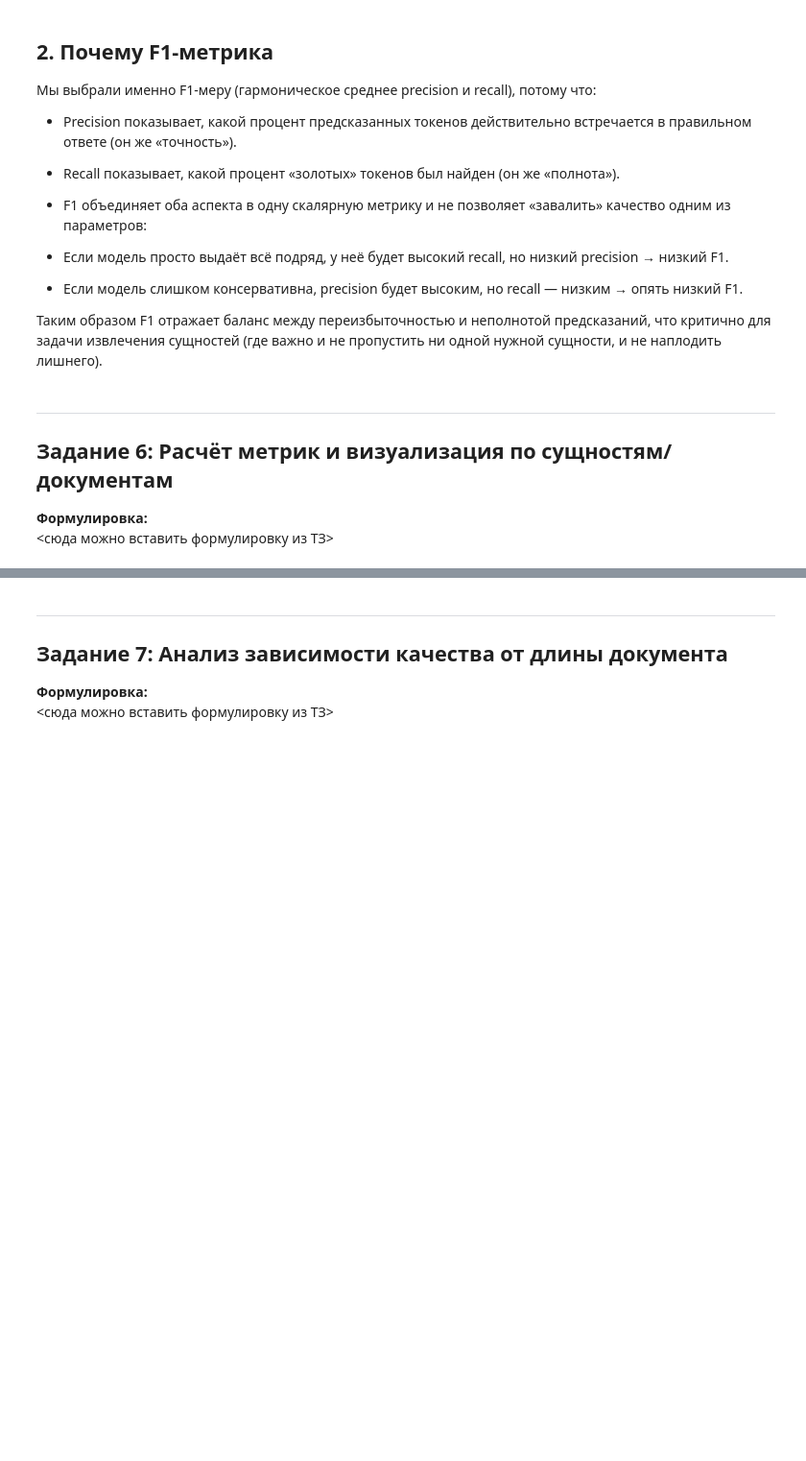
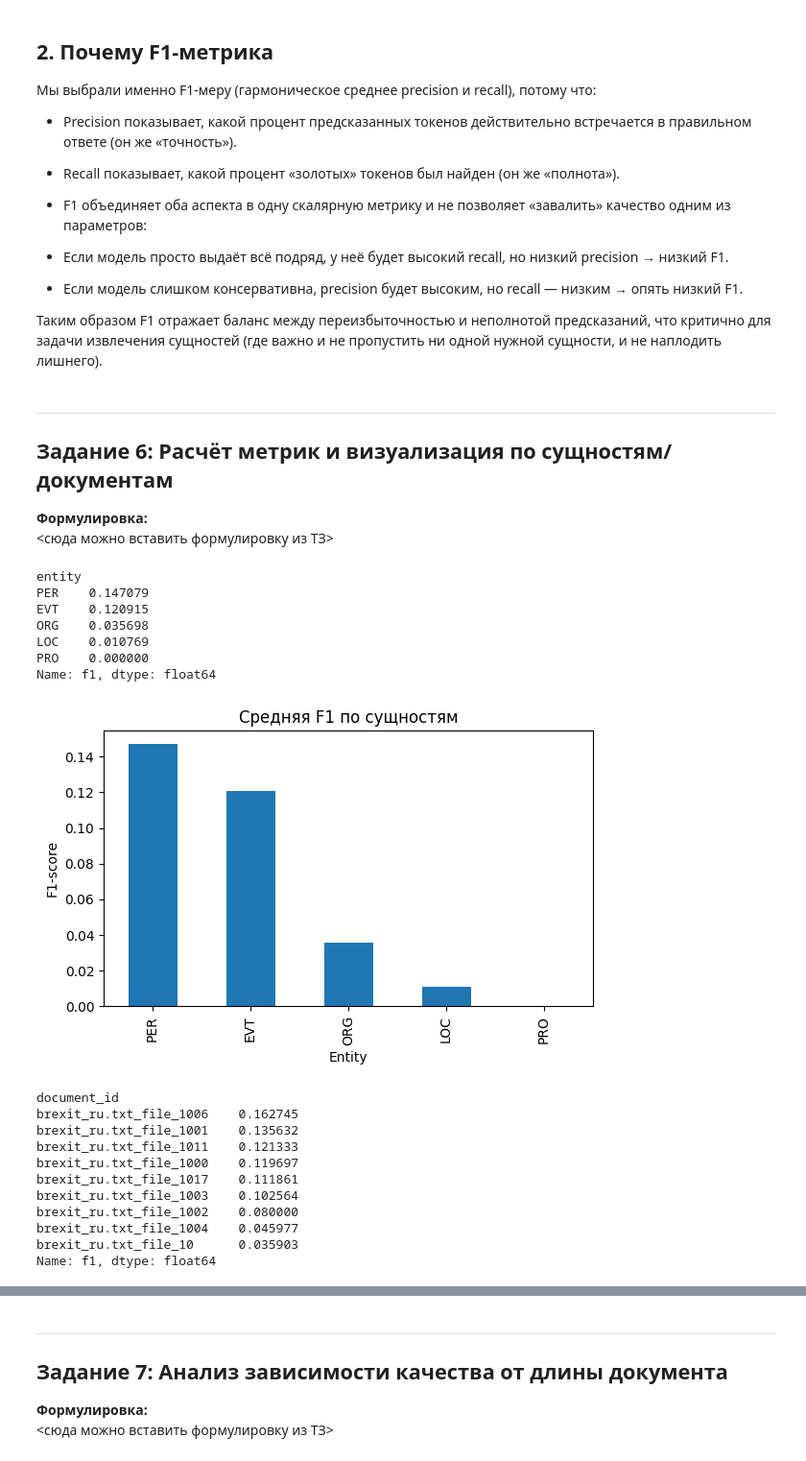
Before and after one commit to veressc/SBER, a Jupyter notebook: notebooks/solution.ipynb, the cells around one changed output, grey strips where cells are left out. Shown: that part at 96% size. Saved outputs shown, nothing was run; the diff lists cells and outputs as text; code cells hidden in the pictures; blank space fills up the shorter version.

```diff
--- a/notebooks/solution.ipynb
+++ b/notebooks/solution.ipynb
@@ -629,4 +629,54 @@ df.head()
 **Формулировка:**
 <сюда можно вставить формулировку из ТЗ>
 # %%
-# Код для задания 6
+# импортируем matplotlib
+import matplotlib.pyplot as plt
+
+# группа по типу сущности, усредняем F1
+entity_scores = df.groupby("entity")["f1"].mean().sort_values(ascending=False)
+
+# выводим на экран
+print(entity_scores)
+
+# строим столбчатую диаграмму
+plt.figure(figsize=(6,4))
+entity_scores.plot(kind="bar")
+plt.title("Средняя F1 по сущностям")
+plt.ylabel("F1-score")
+plt.xlabel("Entity")
+plt.tight_layout()
+plt.show()
+
+# группа по документу, усредняем F1
+doc_scores = df.groupby("document_id")["f1"].mean().sort_values(ascending=False)
+
+print(doc_scores)
+
+# строим график (горизонтальная бочка лучше для длинных названий)
+plt.figure(figsize=(8,5))
+doc_scores.plot(kind="barh")
+plt.title("Средняя F1 по документам")
+plt.xlabel("F1-score")
+plt.ylabel("Document ID")
+plt.tight_layout()
+plt.show()
+# %% [output]
+entity
+PER    0.147079
+EVT    0.120915
+ORG    0.035698
+LOC    0.010769
+PRO    0.000000
+Name: f1, dtype: float64
+[figure, added]
+document_id
+brexit_ru.txt_file_1006    0.162745
+brexit_ru.txt_file_1001    0.135632
+brexit_ru.txt_file_1011    0.121333
+brexit_ru.txt_file_1000    0.119697
+brexit_ru.txt_file_1017    0.111861
+brexit_ru.txt_file_1003    0.102564
+brexit_ru.txt_file_1002    0.080000
+brexit_ru.txt_file_1004    0.045977
+brexit_ru.txt_file_10      0.035903
+Name: f1, dtype: float64
```
Also changed, not shown: parts of 2 cells of this notebook.
